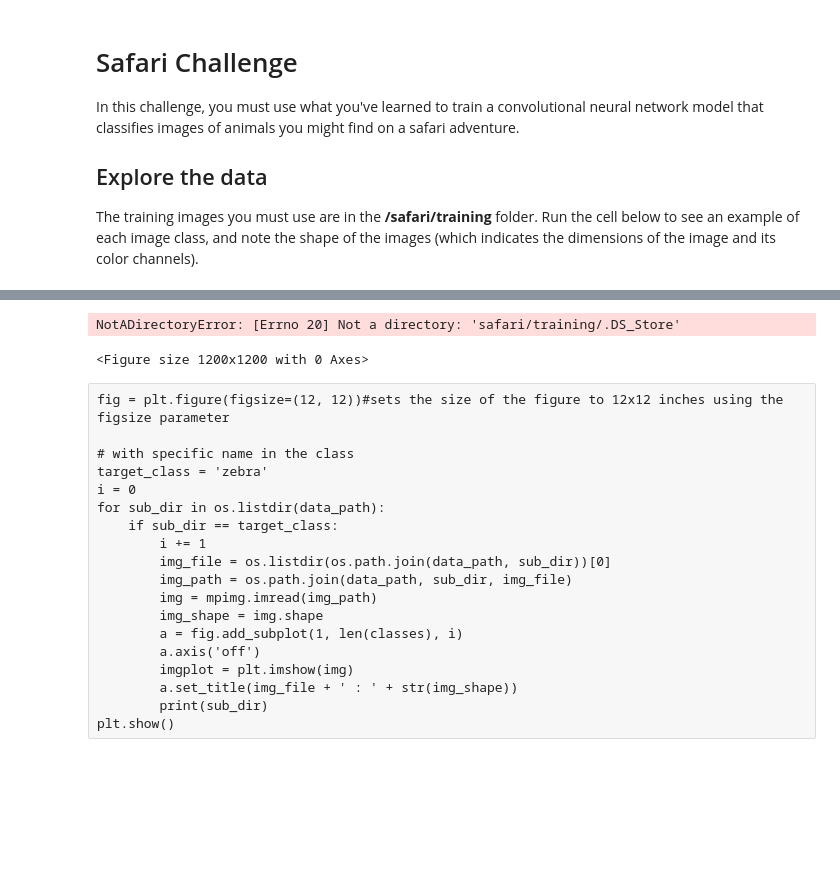
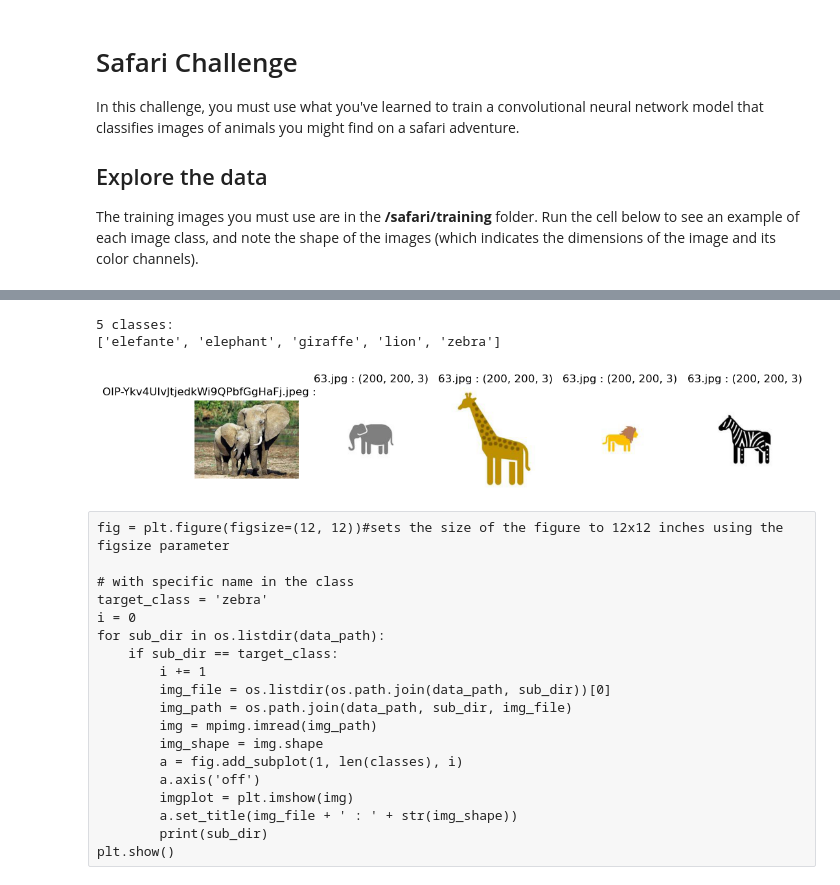
Before and after one commit to NandiphaNdlovu/MLG382_Project, a Jupyter notebook: MLG382_Safari_CNN_Project.ipynb, the cells around one changed output, grey strips where cells are left out. Saved outputs shown, nothing was run; the diff lists cells and outputs as text; code cells hidden in the pictures; blank space fills up the shorter version.

```diff
--- a/MLG382_Safari_CNN_Project.ipynb
+++ b/MLG382_Safari_CNN_Project.ipynb
@@ -30,22 +44,36 @@ print(classes)
 # %%
+# Get the class names
+classes = []
+for sub_dir in os.listdir(data_path):
+    if not sub_dir.startswith('.'):
+        classes.append(sub_dir)
+classes.sort()
+print(len(classes), 'classes:')
+print(classes)
+
 # Show the first image in each folder
-fig = plt.figure(figsize=(12, 12))#sets the size of the figure to 12x12 inches using the figsize parameter
+fig = plt.figure(figsize=(12, 12))
 i = 0
-for sub_dir in os.listdir(data_path): #starts a loop that iterates over each item (subdirectory) in the list of directories within the data_path directory,
-    i+=1
-    img_file = os.listdir(os.path.join(data_path,sub_dir))[0]
-    img_path = os.path.join(data_path, sub_dir, img_file)
-    img = mpimg.imread(img_path) #The image data is stored in the variable img
-    img_shape = np.array(img).shape
-    a=fig.add_subplot(1, len(classes),i)
-    a.axis('off')
-    imgplot = plt.imshow(img)
-    a.set_title(img_file + ' : ' + str(sub_dir))
-
+for sub_dir in classes:
+    sub_dir_path = os.path.join(data_path, sub_dir)
+    if os.path.isdir(sub_dir_path):
+        img_files = os.listdir(sub_dir_path)
+        img_files = [file for file in img_files if not file.startswith('.')]
+        if len(img_files) > 0:
+            i += 1
+            img_file = img_files[0]
+            img_path = os.path.join(sub_dir_path, img_file)
+            img = mpimg.imread(img_path)
+            img_shape = np.array(img).shape
+            a = fig.add_subplot(1, len(classes), i)
+            a.axis('off')
+            imgplot = plt.imshow(img)
+            a.set_title(img_file + ' : ' + str(img_shape))
 plt.show()
 # %% [output]
-NotADirectoryError: [Errno 20] Not a directory: 'safari/training/.DS_Store'
+5 classes:
+['elefante', 'elephant', 'giraffe', 'lion', 'zebra']
-<Figure size 1200x1200 with 0 Axes>
+[figure, added]
 # %% [raw]
 fig = plt.figure(figsize=(12, 12))#sets the size of the figure to 12x12 inches using the figsize parameter
 
```
Also changed, not shown: parts of 10 cells of this notebook, 4 other files.
